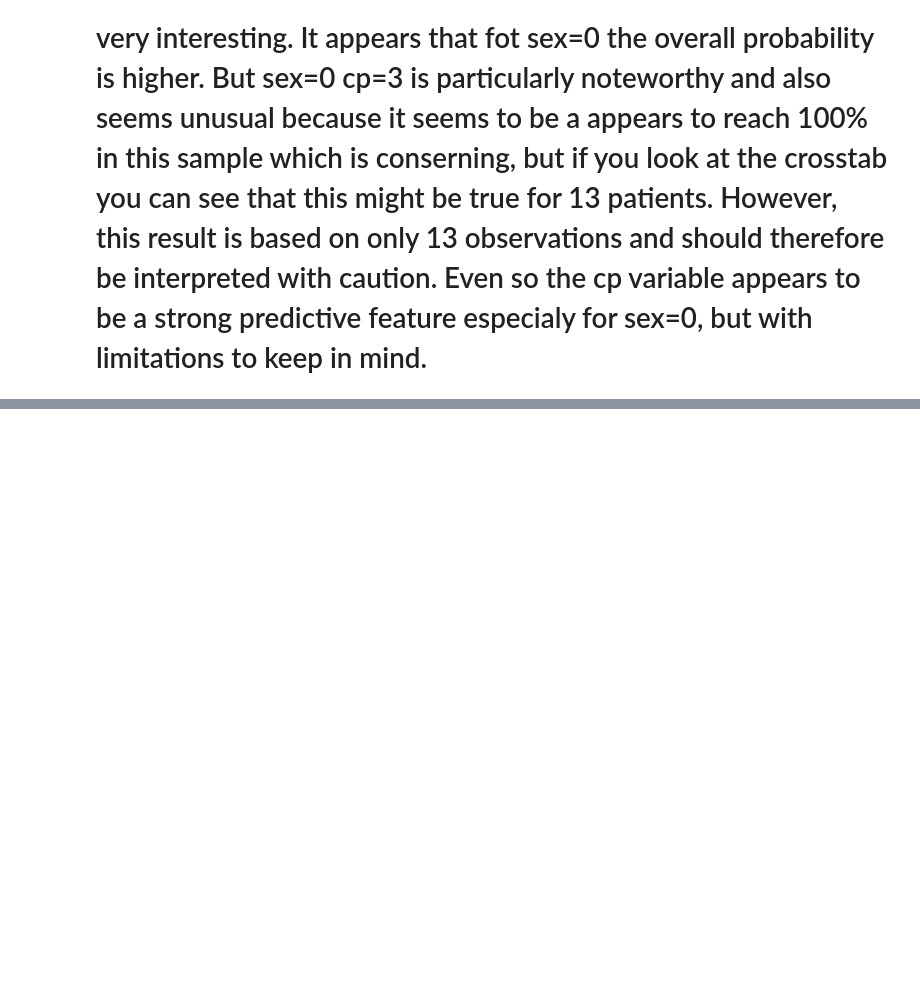
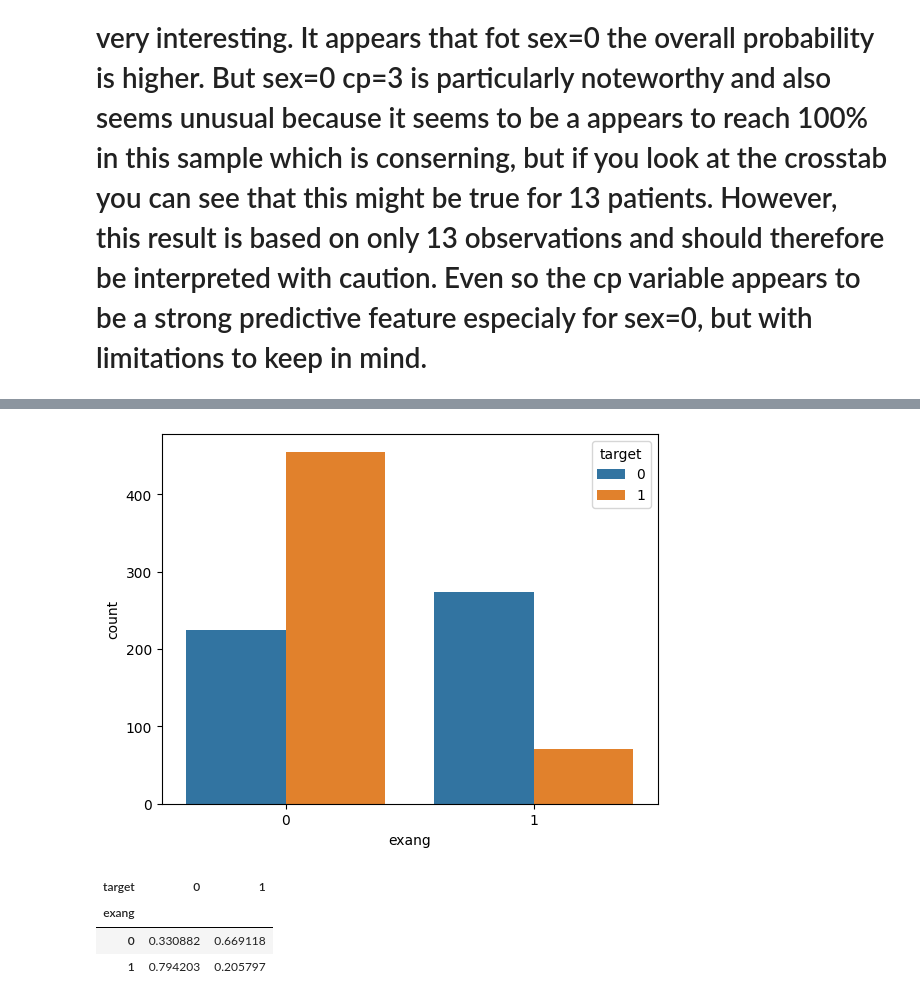
Before and after one commit to Wassiemkahlawi/heart-disease-ml-analysis, a Jupyter notebook: notebooks/01_eda.ipynb, the cells around one changed output, grey strips where cells are left out. Drawn from its saved outputs; the diff is of its cells as text; code cells hidden in the pictures; blank space fills up the shorter version.

Commit message:
Started the exnag<=>target and the exang<=>target<=>sex analysis

```diff
--- a/notebooks/01_eda.ipynb
+++ b/notebooks/01_eda.ipynb
@@ -450,0 +479,21 @@ pd.crosstab(
+# %%
+sns.countplot(
+    x="exang",
+    hue="target",
+    data=df
+)
+
+plt.show()
+# %% [output]
+[figure, added]
+# %%
+pd.crosstab(
+    df["exang"],
+    df["target"],
+    normalize="index"
+)
+# %% [output]
+| target | 0 | 1 |
+| exang |  |  |
+| 0 | 0.330882 | 0.669118 |
+| 1 | 0.794203 | 0.205797 |
```
Also changed, not shown: parts of 7 cells of this notebook.
